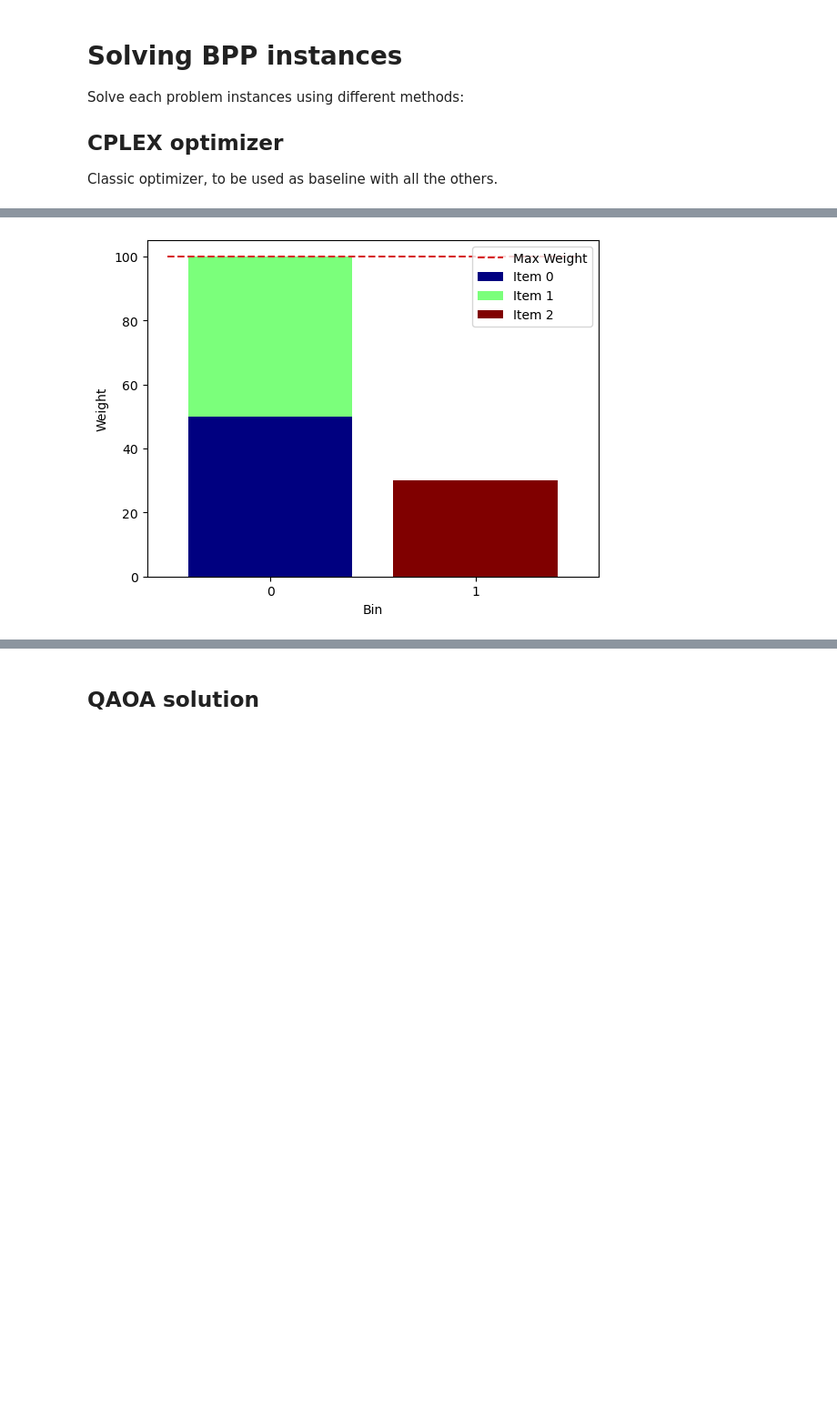
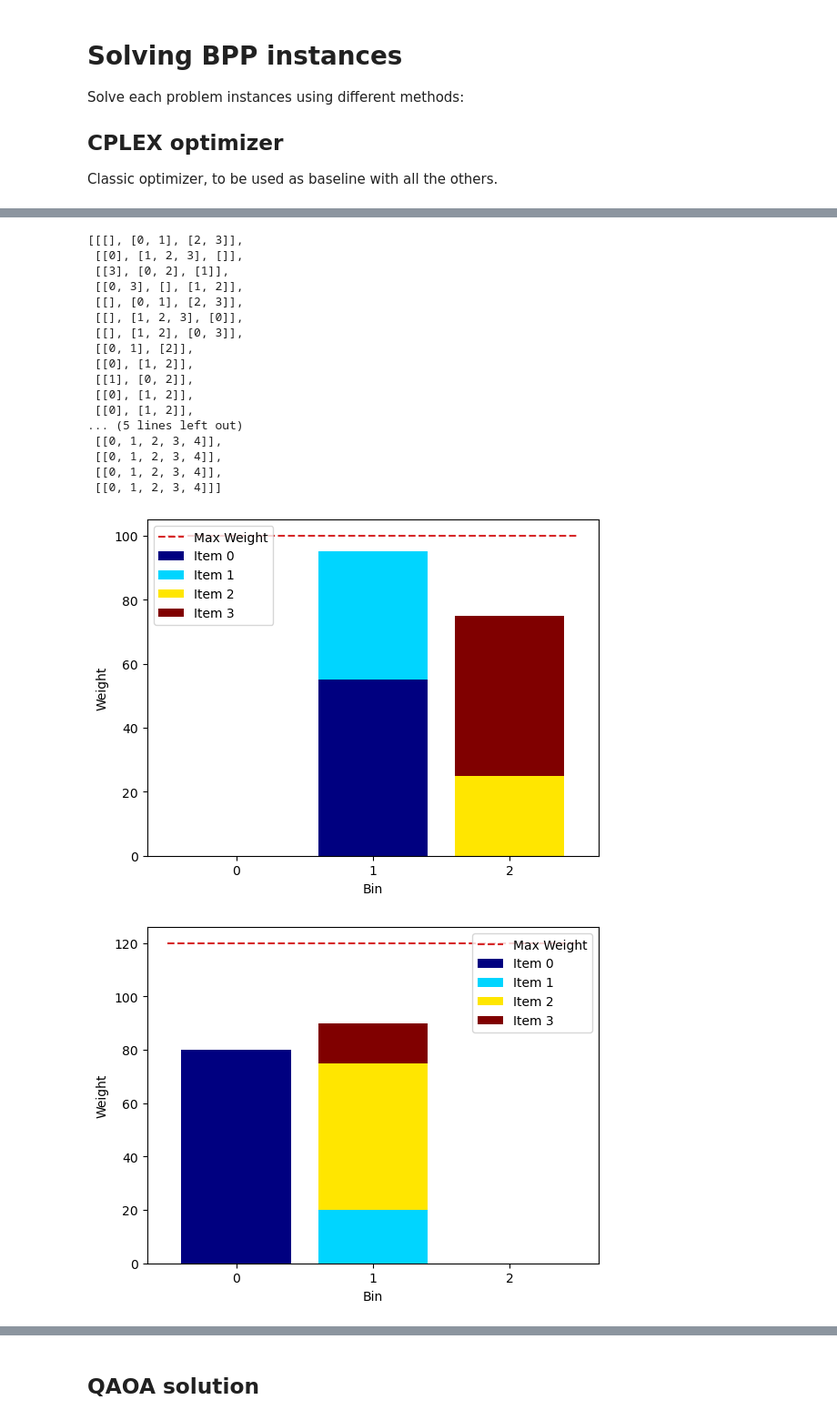
Before and after one commit to Yleisnero/hybrid-quantum-ass3, a Jupyter notebook: 3rd-assignment-hcqs.ipynb, the cells around one changed output, grey strips where cells are left out. Shown: that part at 91% size. Saved outputs shown, nothing was run; the diff lists cells and outputs as text; code cells hidden in the pictures; blank space fills up the shorter version.

Commit message:
add cplex benchmark

```diff
--- a/3rd-assignment-hcqs.ipynb
+++ b/3rd-assignment-hcqs.ipynb
@@ -242,22 +242,34 @@ def quadratic_penalty(weights, C, B, items):
 # %%
 from docplex.mp.model import Model
 from qiskit_optimization.algorithms import CplexOptimizer
+from pprint import pp
 
-bpp_example = read_list("bpp_instances")[12]
-print("BPP instance:", bpp_example)
+instances = read_list("bpp_instances")
 
-weights = bpp_example[0]  # item weights
-C = bpp_example[1]  # capacity of each bin
-B = bpp_example[2]  # num of bins
-items = bpp_example[3]  # num of items
+def test_classic(show_plot):
+    results = []
+    for bpp in instances:
+        weights = bpp[0]  # item weights
+        C = bpp[1]  # capacity of each bin
+        B = bpp[2]  # num of bins
+        items = bpp[3]  # num of items
 
-qp = quadratic_penalty(weights, C, B, items)
-cplex = CplexOptimizer()
-exact_result = cplex.solve(qp)
+        qp = quadratic_penalty(weights, C, B, items)
+        cplex = CplexOptimizer()
+        exact_result = cplex.solve(qp)
 
-print(f"Result:", exact_result)
-print(f"Number of variables: {len(exact_result.variables)}")
-print(f"Interpreted result: {interpret(exact_result, B, items)}")
+        results.append(interpret(exact_result, B, items))
 
-_ = plot(exact_result, B, items, weights, C)
+        if show_plot:
+            print("BPP instance:", bpp)
+            print(f"Result:", exact_result)
+            print(f"Number of variables: {len(exact_result.variables)}")
+            print(f"Interpreted result: {interpret(exact_result, B, items)}")
+
+            _ = plot(exact_result, B, items, weights, C)
+
+    return results
+
+
+test_classic(show_plot=True)
 # %% [output]
@@ -268 +293,19 @@ Interpreted result: [[0, 1], [2]]
+[[[], [0, 1], [2, 3]],
+ [[0], [1, 2, 3], []],
+ [[3], [0, 2], [1]],
+ [[0, 3], [], [1, 2]],
+ [[], [0, 1], [2, 3]],
+ [[], [1, 2, 3], [0]],
+ [[], [1, 2], [0, 3]],
+ [[0, 1], [2]],
+ [[0], [1, 2]],
+ [[1], [0, 2]],
+ [[0], [1, 2]],
+ [[0], [1, 2]],
+... (5 lines left out)
+ [[0, 1, 2, 3, 4]],
+ [[0, 1, 2, 3, 4]],
+ [[0, 1, 2, 3, 4]],
+ [[0, 1, 2, 3, 4]]]
-[figure, old version]
+[figure, new version]
+[figure, added]
```
Also changed, not shown: parts of 2 cells of this notebook.
